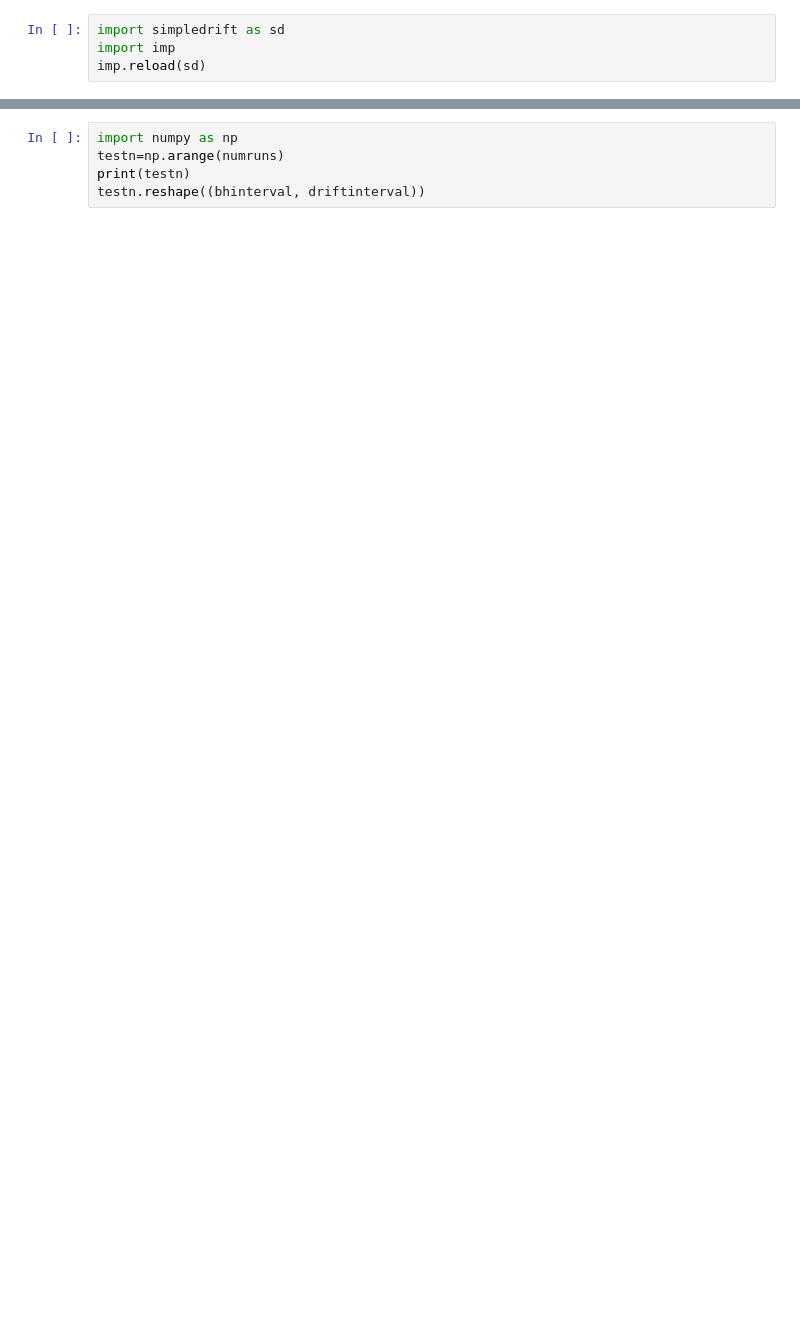
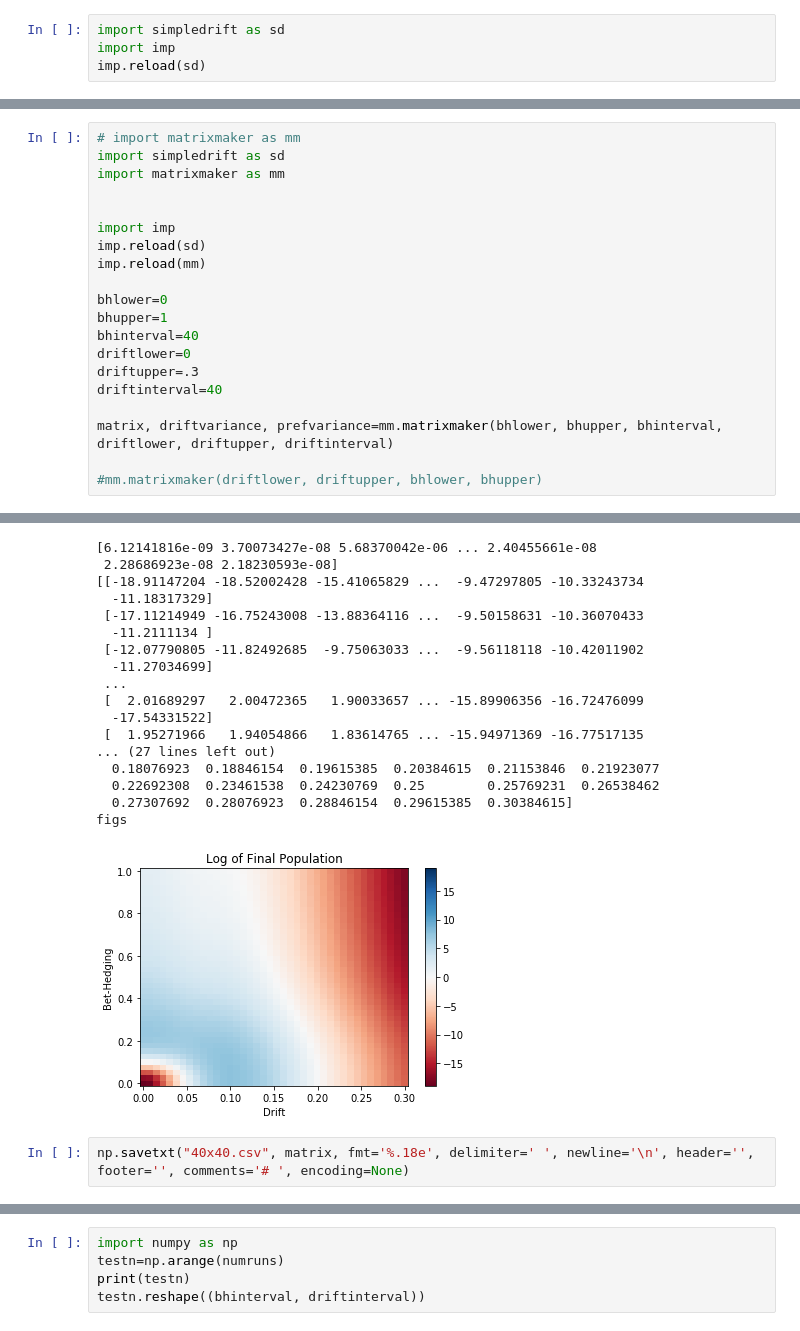
Before and after one commit to ryantmaloney/Simplified-Drift-Modeling, a Jupyter notebook: driftmodeling.ipynb, the cells around one changed output, grey strips where cells are left out. Drawn from its saved outputs; the diff is of its cells as text; blank space fills up the shorter version.

```diff
--- a/driftmodeling.ipynb
+++ b/driftmodeling.ipynb
@@ -90,0 +127,21 @@ figs
+# %%
+# import matrixmaker as mm
+import simpledrift as sd
+import matrixmaker as mm
+
+
+import imp
+imp.reload(sd)
+imp.reload(mm)
+
+bhlower=0
+bhupper=1
+bhinterval=40
+driftlower=0
+driftupper=.3
+driftinterval=40
+
+matrix, driftvariance, prefvariance=mm.matrixmaker(bhlower, bhupper, bhinterval, driftlower, driftupper, driftinterval)
+
+#mm.matrixmaker(driftlower, driftupper, bhlower, bhupper)
+# %% [output]
@@ -90,0 +165,20 @@ figs
+[6.12141816e-09 3.70073427e-08 5.68370042e-06 ... 2.40455661e-08
+ 2.28686923e-08 2.18230593e-08]
+[[-18.91147204 -18.52002428 -15.41065829 ...  -9.47297805 -10.33243734
+  -11.18317329]
+ [-17.11214949 -16.75243008 -13.88364116 ...  -9.50158631 -10.36070433
+  -11.2111134 ]
+ [-12.07790805 -11.82492685  -9.75063033 ...  -9.56118118 -10.42011902
+  -11.27034699]
+ ...
+ [  2.01689297   2.00472365   1.90033657 ... -15.89906356 -16.72476099
+  -17.54331522]
+ [  1.95271966   1.94054866   1.83614765 ... -15.94971369 -16.77517135
+... (27 lines left out)
+  0.18076923  0.18846154  0.19615385  0.20384615  0.21153846  0.21923077
+  0.22692308  0.23461538  0.24230769  0.25        0.25769231  0.26538462
+  0.27307692  0.28076923  0.28846154  0.29615385  0.30384615]
+figs
+[figure, added]
+# %%
+np.savetxt("40x40.csv", matrix, fmt='%.18e', delimiter=' ', newline='\n', header='', footer='', comments='# ', encoding=None)
```
Also changed, not shown: parts of 10 cells of this notebook, 4 other files.
